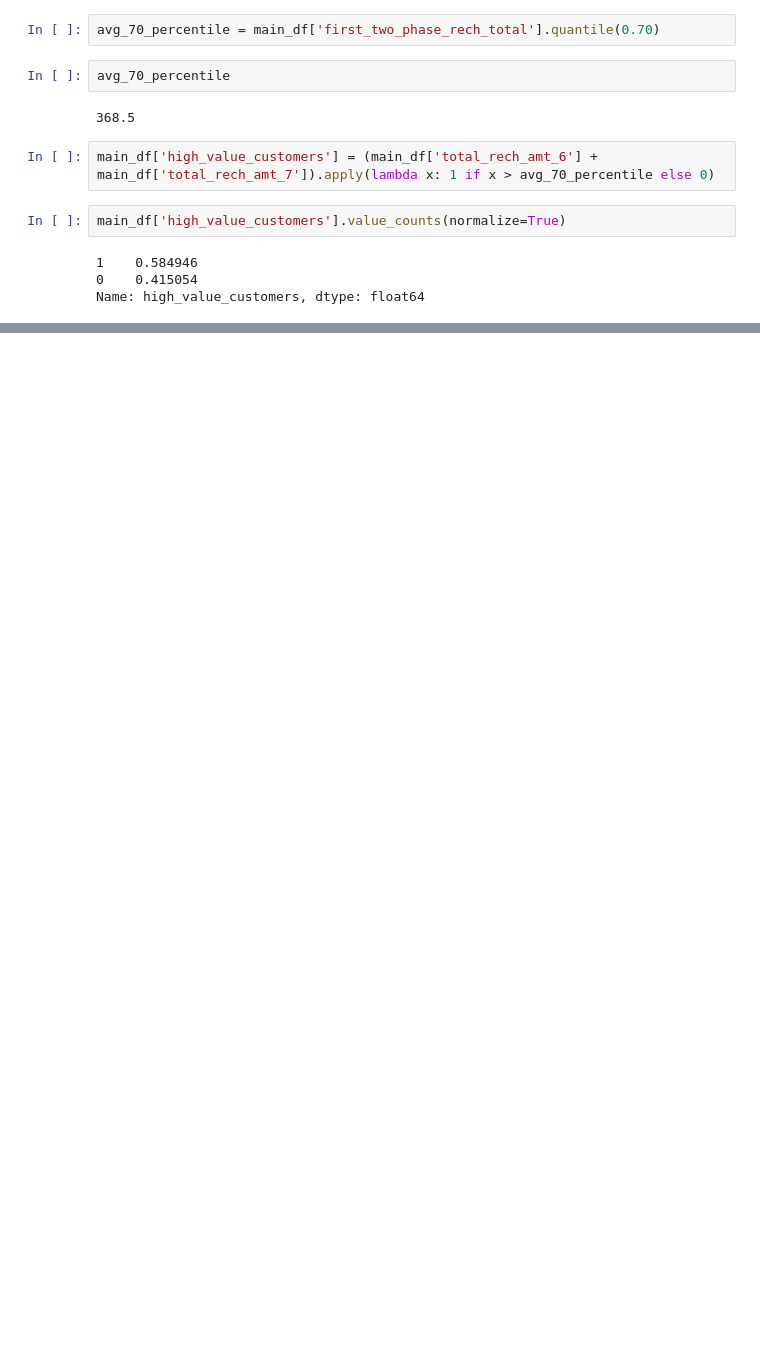
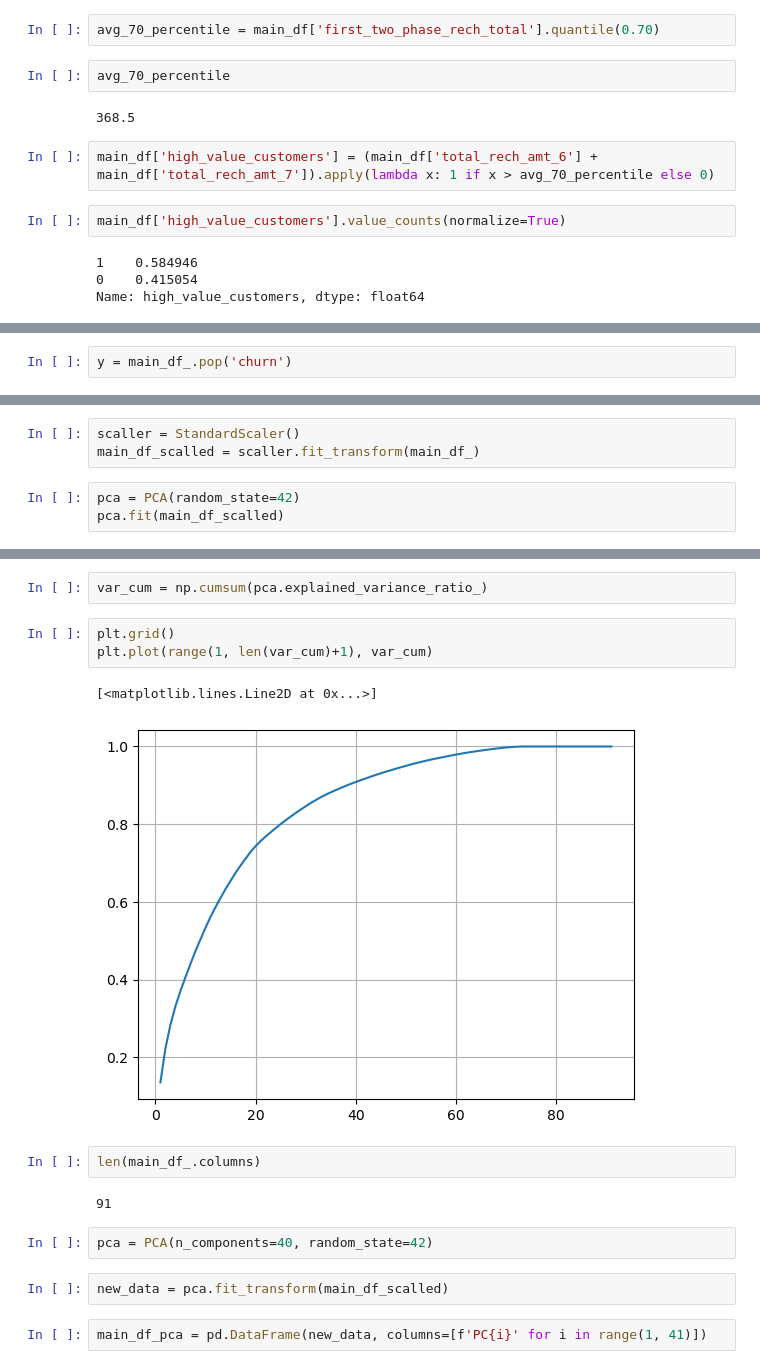
Before and after one commit to sahusarojgit/TelecomChurnCaseStudy, a Jupyter notebook: src/telecom_churn_code.ipynb, the cells around one changed output, grey strips where cells are left out. Saved outputs shown, nothing was run; the diff lists cells and outputs as text; blank space fills up the shorter version.

```diff
--- a/src/telecom_churn_code.ipynb
+++ b/src/telecom_churn_code.ipynb
@@ -330,0 +359,2 @@ main_df[skewed_columns] = np.log1p(main_df[skewed_columns])
+# %%
+y = main_df_.pop('churn')
@@ -330,0 +367,6 @@ main_df[skewed_columns] = np.log1p(main_df[skewed_columns])
+# %%
+scaller = StandardScaler()
+main_df_scalled = scaller.fit_transform(main_df_)
+# %%
+pca = PCA(random_state=42)
+pca.fit(main_df_scalled)
@@ -330,0 +411,18 @@ main_df[skewed_columns] = np.log1p(main_df[skewed_columns])
+# %%
+var_cum = np.cumsum(pca.explained_variance_ratio_)
+# %%
+plt.grid()
+plt.plot(range(1, len(var_cum)+1), var_cum)
+# %% [output]
+[<matplotlib.lines.Line2D at 0x...>]
+[figure, added]
+# %%
+len(main_df_.columns)
+# %% [output]
+91
+# %%
+pca = PCA(n_components=40, random_state=42)
+# %%
+new_data = pca.fit_transform(main_df_scalled)
+# %%
+main_df_pca = pd.DataFrame(new_data, columns=[f'PC{i}' for i in range(1, 41)])
```
Also changed, not shown: parts of 68 cells of this notebook.
